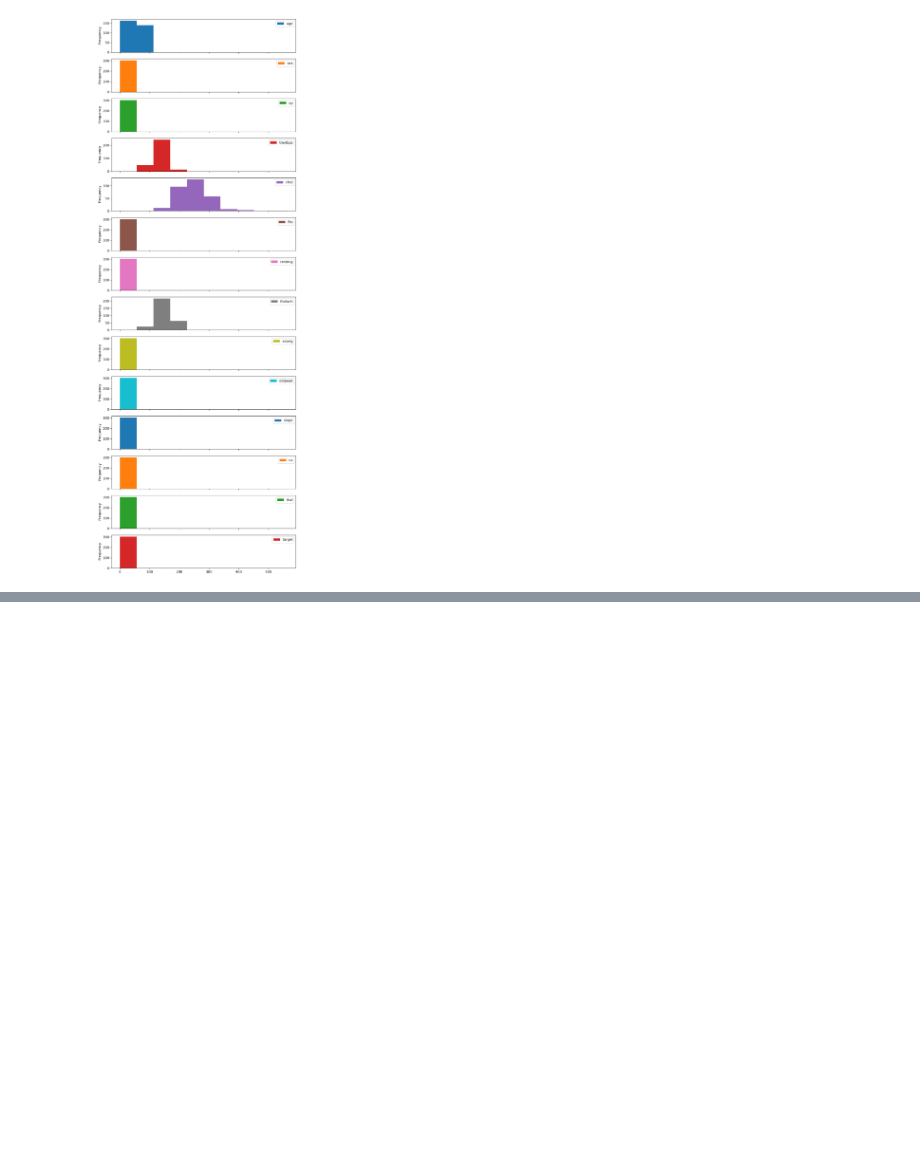
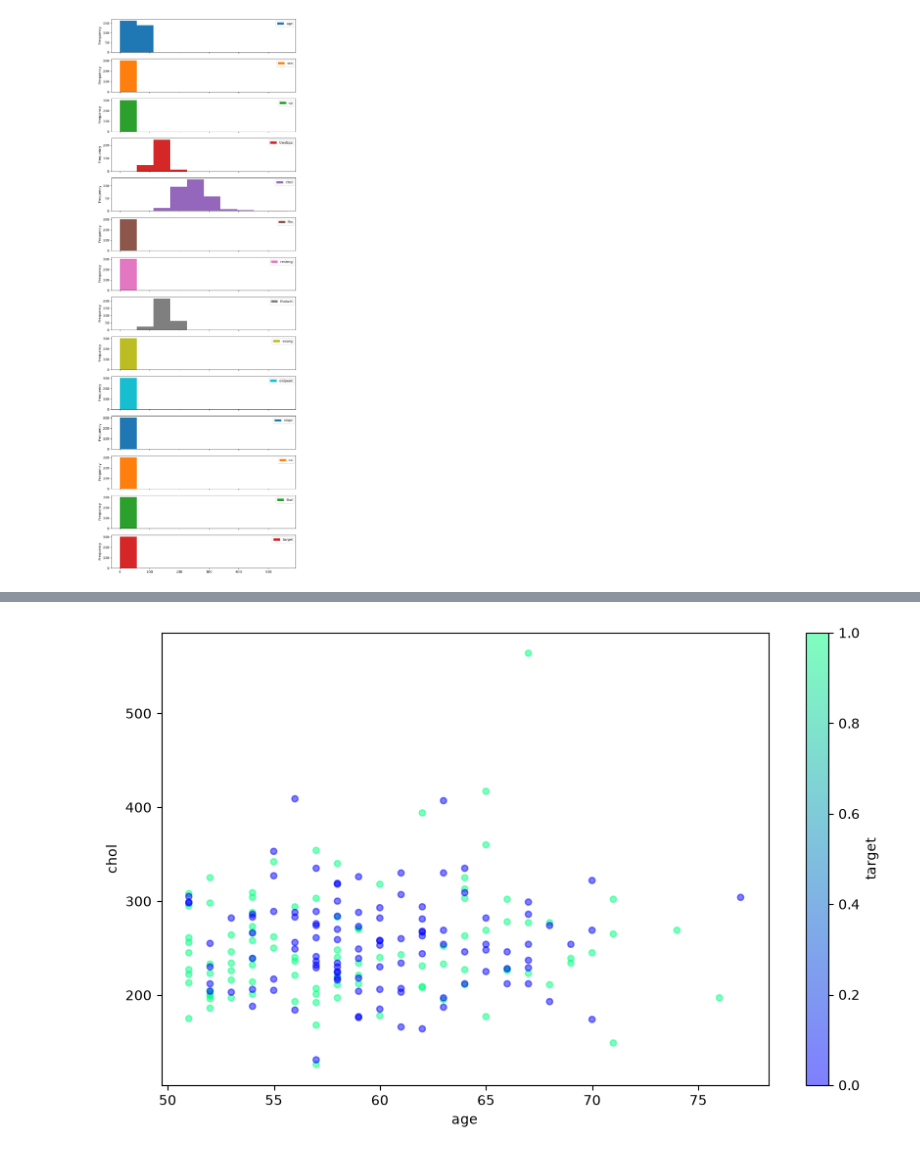
Before and after one commit to ayinde-xyz/ml-learn, a Jupyter notebook: matplotlib_learn.ipynb, the cells around one changed output, grey strips where cells are left out. Drawn from its saved outputs; the diff is of its cells as text; code cells hidden in the pictures; blank space fills up the shorter version.

```diff
--- a/matplotlib_learn.ipynb
+++ b/matplotlib_learn.ipynb
@@ -284,0 +293,9 @@ heart_disease.plot.hist(subplots=True, figsize=(10, 30));
+# %%
+#matplotlib 00 method
+
+fix, ax = plt.subplots(figsize=(10, 6))
+over_50.plot(x="age", y="chol", c="target", cmap="winter", alpha=0.5, kind="scatter", ax=ax);
+
+# ax.set_xlim(45, 100)
+# %% [output]
+[figure, added]
```
Also changed, not shown: parts of 12 cells of this notebook.
